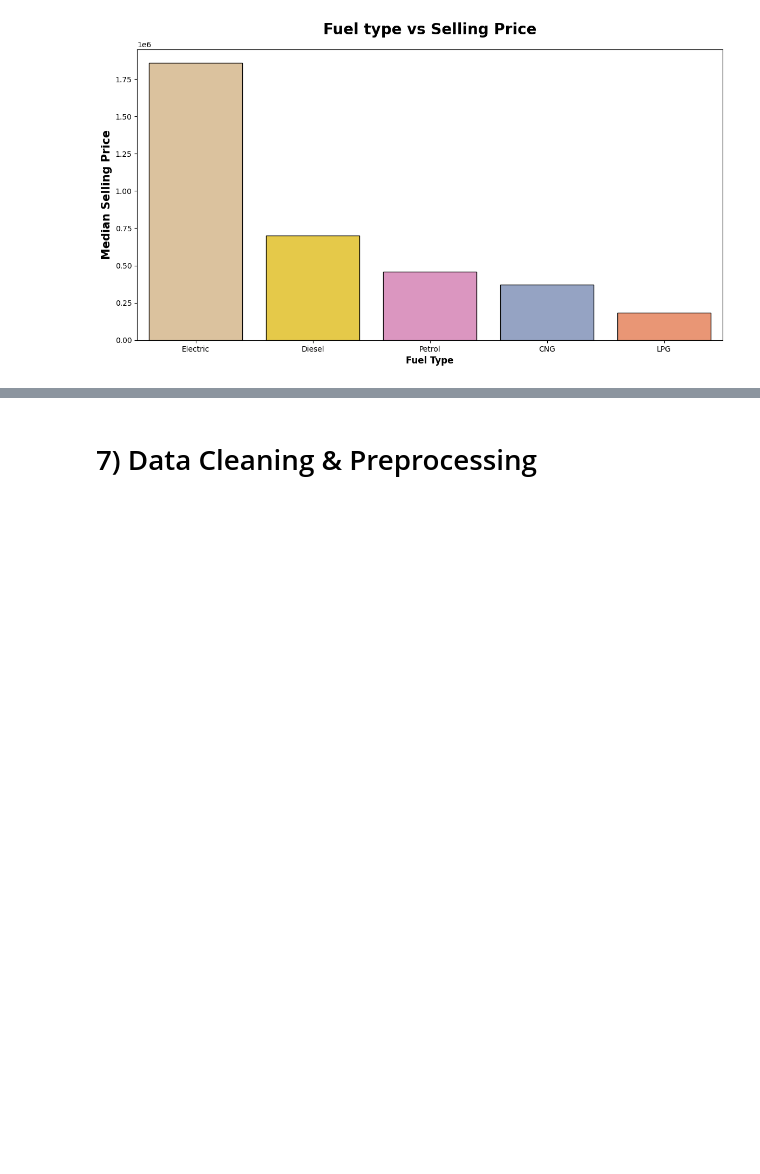
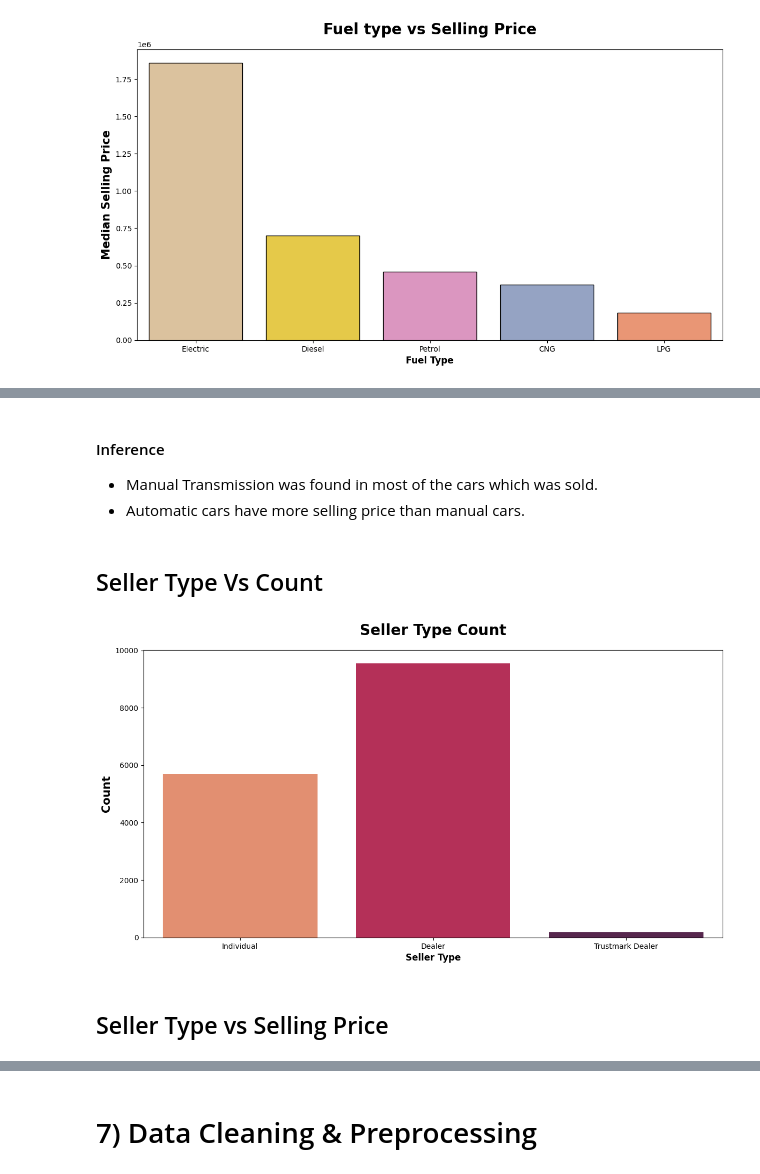
Before and after one commit to manishkr1754/CarDekho_Used_Car_Price_Prediction, a Jupyter notebook: notebooks/CarDekho Used Car Price Prediction.ipynb, the cells around one changed output, grey strips where cells are left out. Drawn from its saved outputs; the diff is of its cells as text; code cells hidden in the pictures; blank space fills up the shorter version.

```diff
--- a/notebooks/CarDekho Used Car Price Prediction.ipynb
+++ b/notebooks/CarDekho Used Car Price Prediction.ipynb
@@ -831,0 +899,17 @@ plt.show()
+# %% [markdown]
+#### Inference
+- Manual Transmission was found in most of the cars which was sold.
+- Automatic cars have more selling price than manual cars.
+# %% [markdown]
+## Seller Type  Vs Count
+# %%
+plt.subplots(figsize=(14,7))
+sns.countplot(x='seller_type', data=df,palette="rocket_r")
+plt.title("Seller Type Count", weight="bold",fontsize=20, pad=20)
+plt.ylabel("Count", weight="bold", fontsize=15)
+plt.xlabel("Seller Type", weight="bold", fontsize=12)
+plt.show()
+# %% [output]
+[figure, added]
+# %% [markdown]
+## Seller Type vs Selling Price
```
Also changed, not shown: parts of 55 cells of this notebook.
